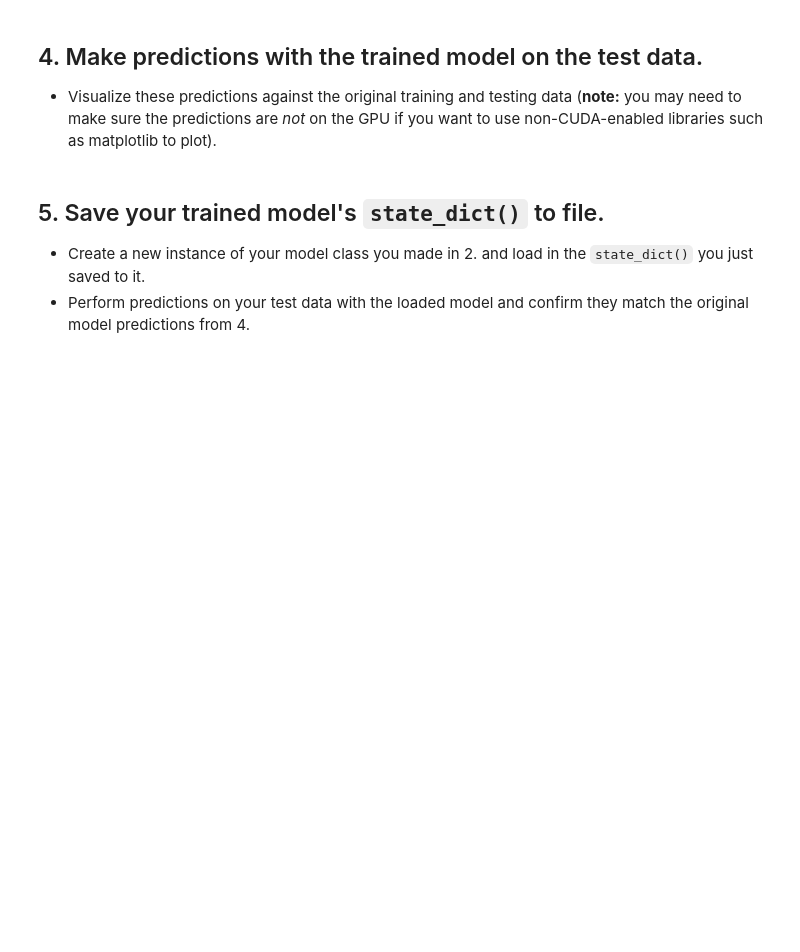
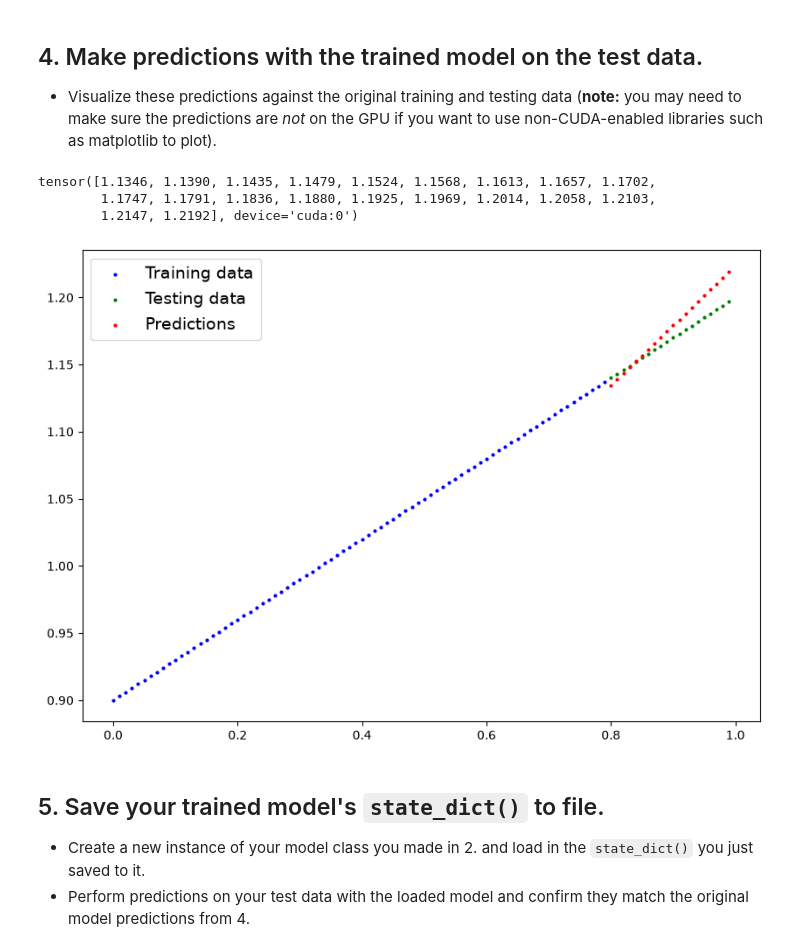
Before and after one commit to fajaralfa/Artificial-Kecerdasan, a Jupyter notebook: learnpytorch.io/01_pytorch_workflow_exercises.ipynb, the cells around one changed output. Saved outputs shown, nothing was run; the diff lists cells and outputs as text; code cells hidden in the pictures; blank space fills up the shorter version.

```diff
--- a/learnpytorch.io/01_pytorch_workflow_exercises.ipynb
+++ b/learnpytorch.io/01_pytorch_workflow_exercises.ipynb
@@ -190,8 +190,19 @@ Epoch: 280 | Train loss: 0.434 | Test loss: 0.423
   * Visualize these predictions against the original training and testing data (**note:** you may need to make sure the predictions are *not* on the GPU if you want to use non-CUDA-enabled libraries such as matplotlib to plot).
 # %%
 # Make predictions with the model
+model.eval()
+with torch.inference_mode():
+    y_preds = model(X_test)
+y_preds
+# %% [output]
+tensor([1.1346, 1.1390, 1.1435, 1.1479, 1.1524, 1.1568, 1.1613, 1.1657, 1.1702,
+        1.1747, 1.1791, 1.1836, 1.1880, 1.1925, 1.1969, 1.2014, 1.2058, 1.2103,
+        1.2147, 1.2192], device='cuda:0')
 # %%
 # Plot the predictions (these may need to be on a specific device)
+plot_predictions(predictions=y_preds.cpu().numpy())
+# %% [output]
+[figure, added]
 # %% [markdown]
 ## 5. Save your trained model's `state_dict()` to file.
   * Create a new instance of your model class you made in 2. and load in the `state_dict()` you just saved to it.
```
Also changed, not shown: parts of 4 cells of this notebook.
